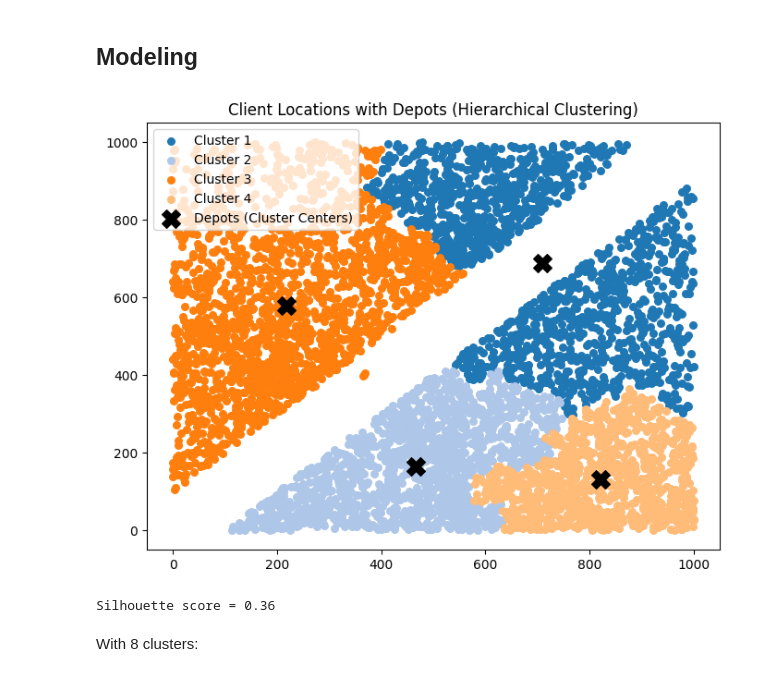
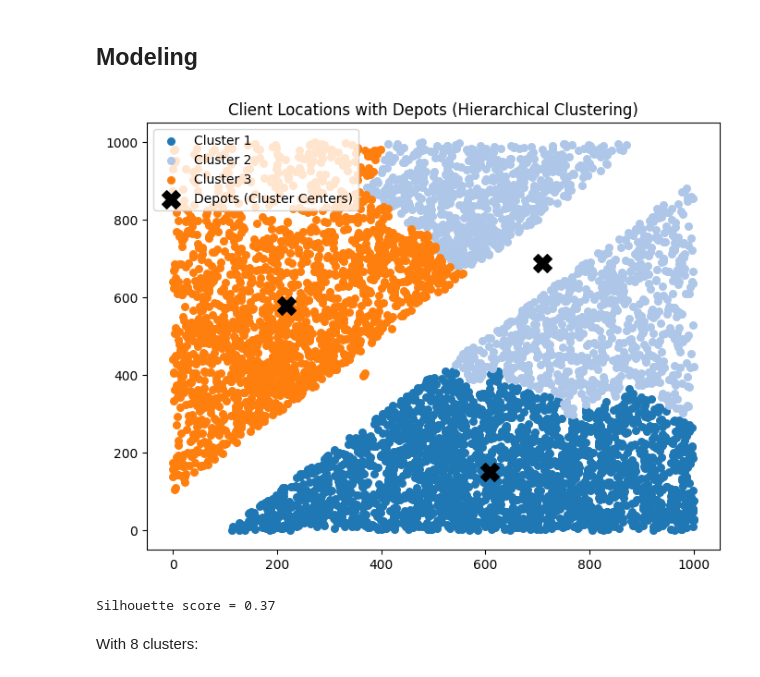
Before and after one commit to samuelms123/ML-tasks, a Jupyter notebook: task5/task5-pipeline.ipynb, the cells around one changed output. Saved outputs shown, nothing was run; the diff lists cells and outputs as text; code cells hidden in the pictures.

```diff
--- a/task5/task5-pipeline.ipynb
+++ b/task5/task5-pipeline.ipynb
@@ -252,17 +252,17 @@ def plot_agglomerative_clustering(cluster_centers):
 ## Modeling
 # %%
 # Fit
-agg_model = AgglomerativeClustering(n_clusters=4)
+agg_model = AgglomerativeClustering(n_clusters=3)
 labels = agg_model.fit_predict(cust_df[['x', 'y']])
 
-centers = calculate_agg_cluster_centers(4)
+centers = calculate_agg_cluster_centers(3)
 plot_agglomerative_clustering(centers)
 # %% [output]
-[figure, old version]
+[figure, new version]
 # %%
 print('Silhouette score = %.2f' % silhouette_score(cust_df[['x', 'y']], labels))
 # %% [output]
-Silhouette score = 0.36
+Silhouette score = 0.37
 # %% [markdown]
 With 8 clusters:
 # %%
```
Also changed, not shown: parts of 1 cell of this notebook.
